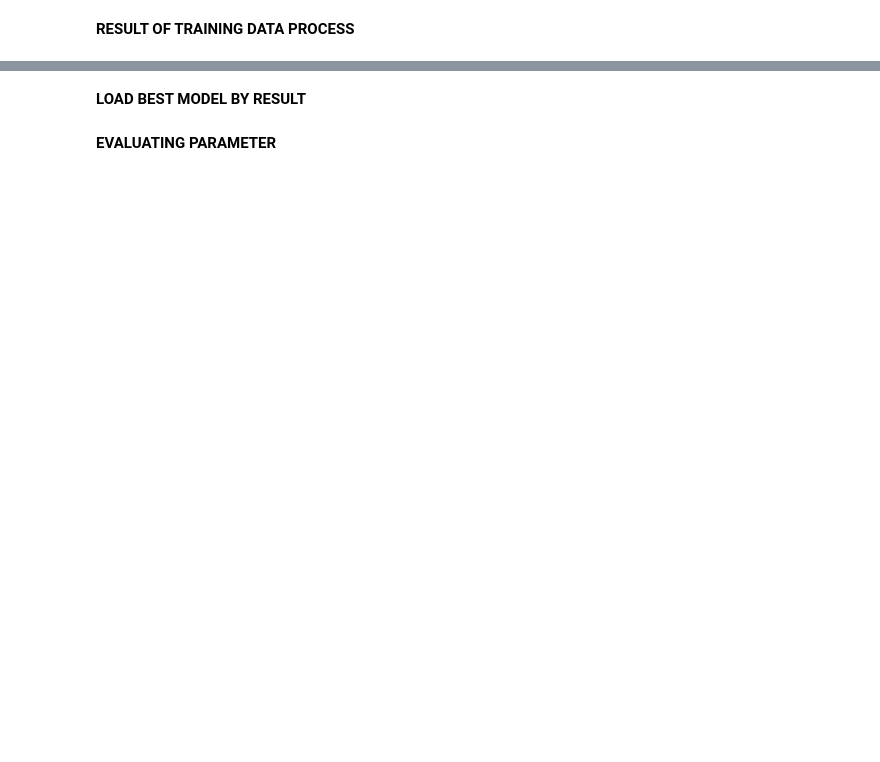
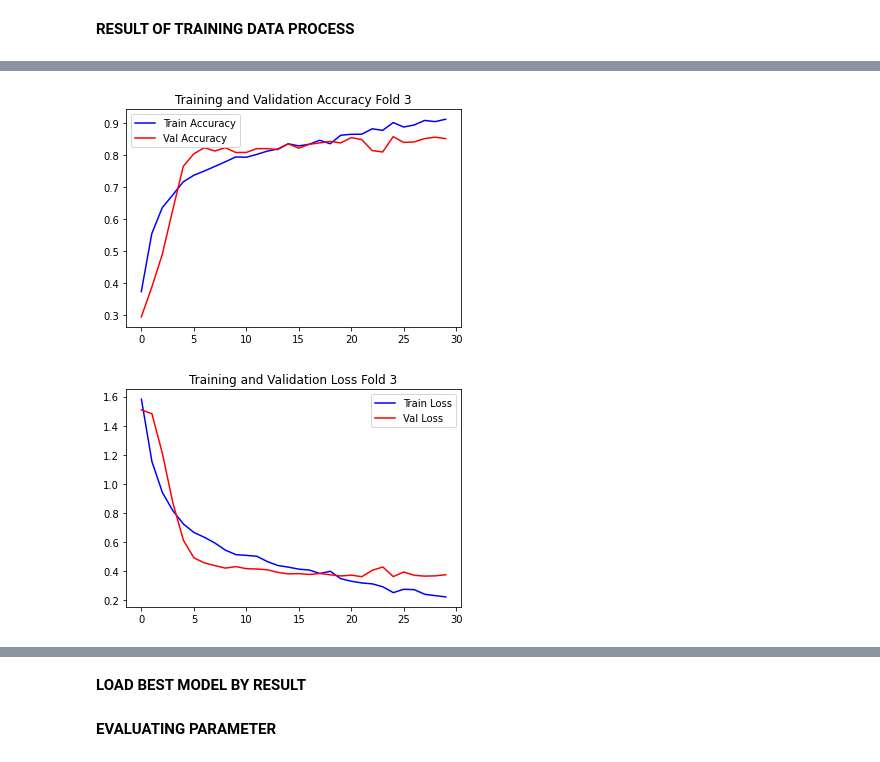
Before and after one commit to avishatr/TA, a Jupyter notebook: alexnet-corn-or-maize-disease-detectection.ipynb, the cells around one changed output, grey strips where cells are left out. Drawn from its saved outputs; the diff is of its cells as text; code cells hidden in the pictures; blank space fills up the shorter version.

```diff
--- a/alexnet-corn-or-maize-disease-detectection.ipynb
+++ b/alexnet-corn-or-maize-disease-detectection.ipynb
@@ -254,22 +306,25 @@ plt.show()
 # %%
 #FOLD 3
 #Train and validation accuracy
 plt.title('Training and Validation Accuracy Fold 3')
 plt.plot(model_history[2].history['accuracy'], label='Train Accuracy', color='blue', )
 plt.plot(model_history[2].history['val_accuracy'], label='Val Accuracy', color='red', )
 plt.legend()
 plt.savefig("Accuracy_fold 3.jpg")
 plt.show()
 
 plt.figure()
 
 #Train and validation loss
-plt.title('Training and Validation Accuracy Fold 3')
+plt.title('Training and Validation Loss Fold 3')
 plt.plot(model_history[2].history['loss'], label='Train Loss', color='blue', )
 plt.plot(model_history[2].history['val_loss'], label='Val Loss', color='red', )
 plt.legend()
 plt.savefig("Loss_fold 3.jpg")
 plt.show()
+# %% [output]
+[figure, added]
+[figure, added]
 # %%
 #FOLD 4
 #Train and validation accuracy
```
Also changed, not shown: parts of 18 cells of this notebook.
